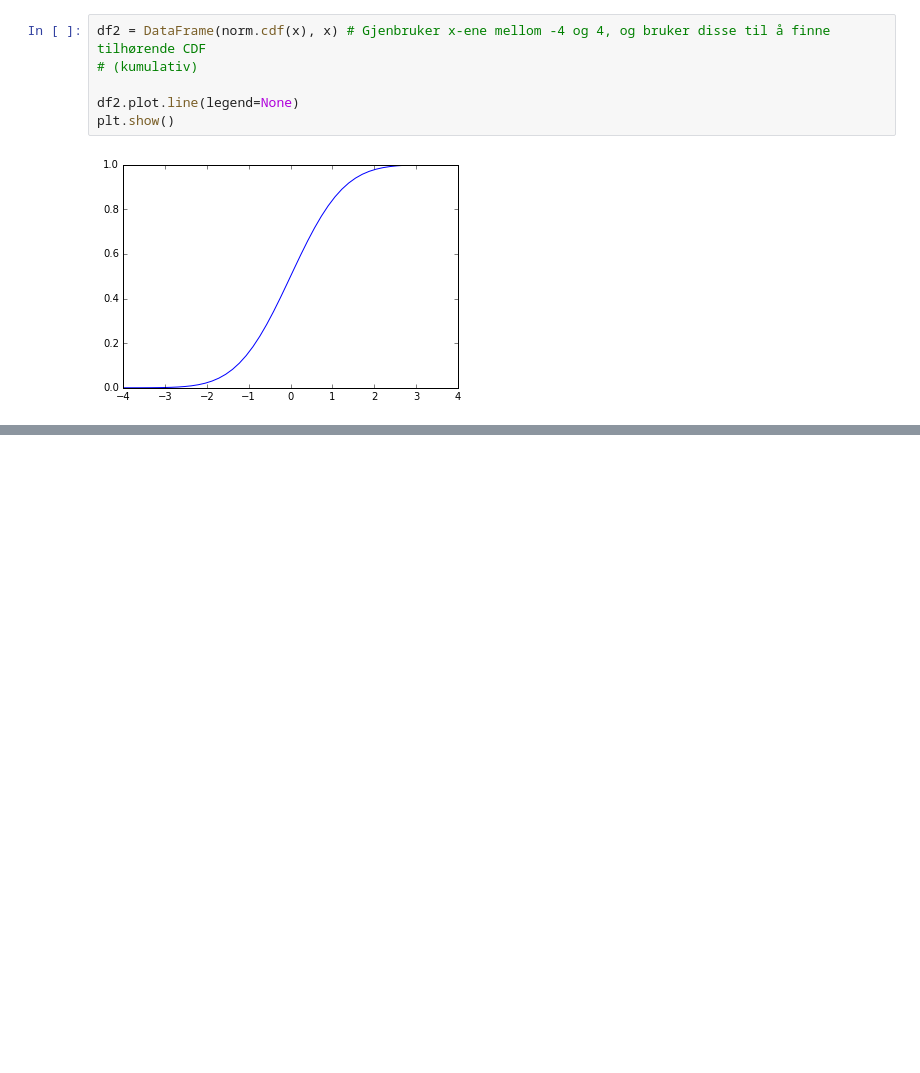
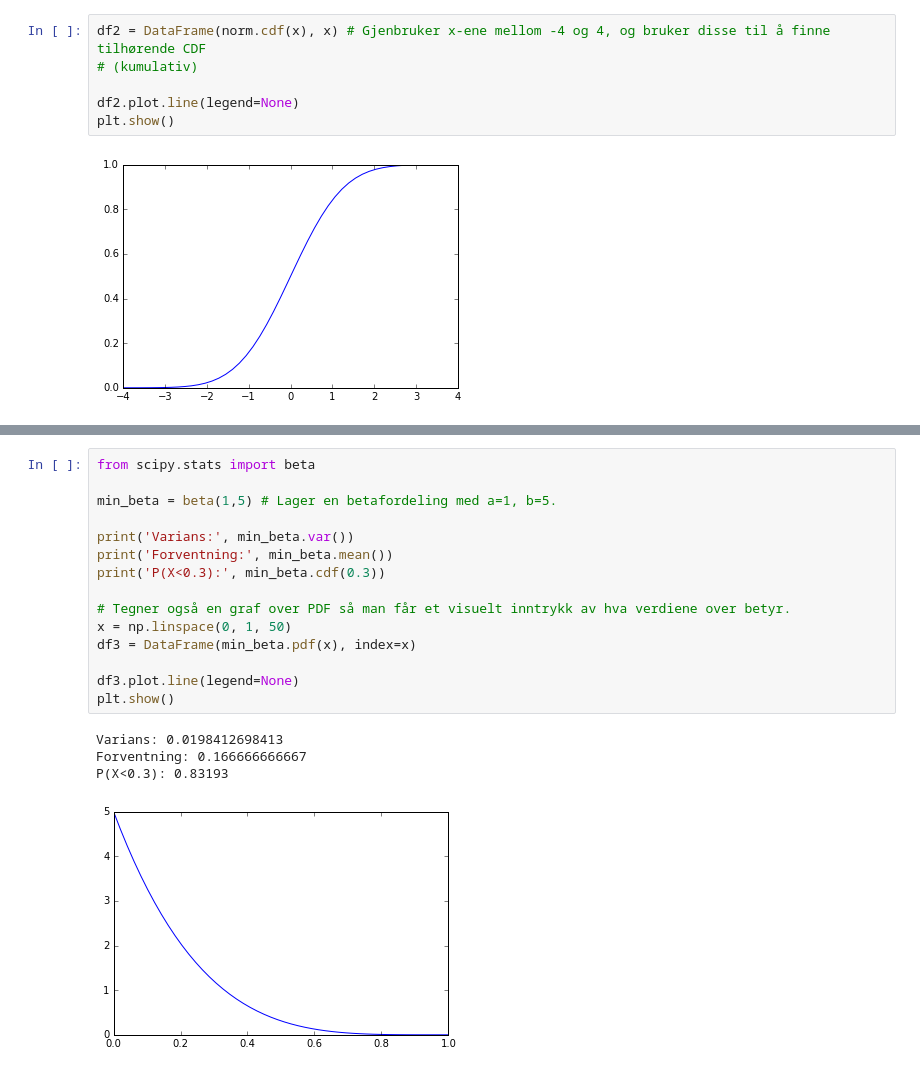
Before and after one commit to oal/ma155-pandas-manual, a Jupyter notebook: notebooks/Kontinuerlige sannsynlighetsfordelinger.ipynb, the cells around one changed output, grey strips where cells are left out. Saved outputs shown, nothing was run; the diff lists cells and outputs as text; blank space fills up the shorter version.

```diff
--- a/notebooks/Kontinuerlige sannsynlighetsfordelinger.ipynb
+++ b/notebooks/Kontinuerlige sannsynlighetsfordelinger.ipynb
@@ -107,0 +176,20 @@ plt.show()
+# %%
+from scipy.stats import beta
+
+min_beta = beta(1,5) # Lager en betafordeling med a=1, b=5.
+
+print('Varians:', min_beta.var())
+print('Forventning:', min_beta.mean())
+print('P(X<0.3):', min_beta.cdf(0.3))
+
+# Tegner også en graf over PDF så man får et visuelt inntrykk av hva verdiene over betyr.
+x = np.linspace(0, 1, 50)
+df3 = DataFrame(min_beta.pdf(x), index=x)
+
+df3.plot.line(legend=None)
+plt.show()
+# %% [output]
+Varians: 0.0198412698413
+Forventning: 0.166666666667
+P(X<0.3): 0.83193
+[figure, added]
```
Also changed, not shown: parts of 14 cells of this notebook, 1 other file.
